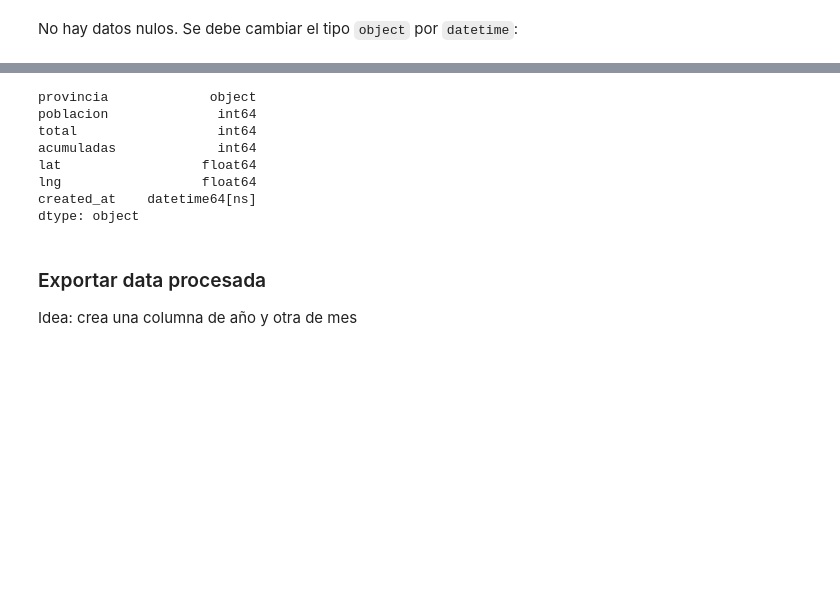
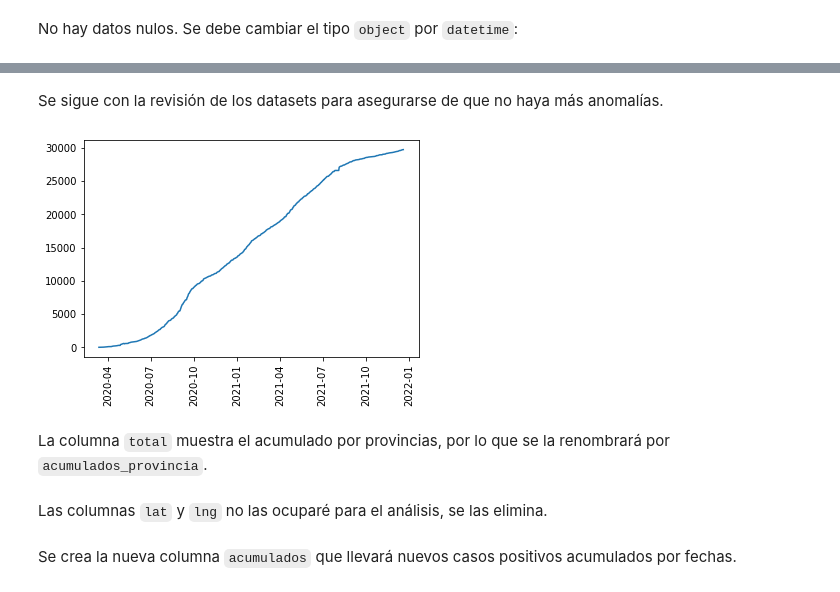
Before and after one commit to anthonymanotoa/covid-ec, a Jupyter notebook: notebooks/1.1-covid-data_process.ipynb, the cells around one changed output, grey strips where cells are left out. Drawn from its saved outputs; the diff is of its cells as text; code cells hidden in the pictures; blank space fills up the shorter version.

```diff
--- a/notebooks/1.1-covid-data_process.ipynb
+++ b/notebooks/1.1-covid-data_process.ipynb
@@ -118,15 +101,12 @@ plt.show()
-# %%
-deaths_2021.dtypes
-# %% [output]
-provincia             object
-poblacion              int64
-total                  int64
-acumuladas             int64
-lat                  float64
-lng                  float64
-created_at    datetime64[ns]
-dtype: object
-# %% [markdown]
-### Exportar data procesada
-
-Idea: crea una columna de año y otra de mes
+# %% [markdown]
+Se sigue con la revisión de los datasets para asegurarse de que no haya más anomalías.
+# %%
+x=positives.query('provincia=="Azuay"')['created_at']
+y=positives.query('provincia=="Azuay"')['total']
+plt.plot(x, y)
+plt.xticks(rotation=90)
+plt.show()
+# %% [output]
+[figure, added]
+# %% [markdown]
+La columna `total` muestra el acumulado por provincias, por lo que se la renombrará por `acumulados_provincia`.
@@ -132,0 +115,2 @@ Idea: crea una columna de año y otra de mes
+# %% [markdown]
+Las columnas `lat` y `lng` no las ocuparé para el análisis, se las elimina.
@@ -132,0 +119,2 @@ Idea: crea una columna de año y otra de mes
+# %% [markdown]
+Se crea la nueva columna `acumulados` que llevará nuevos casos positivos acumulados por fechas.
```
Also changed, not shown: parts of 38 cells of this notebook, 4 other files.
